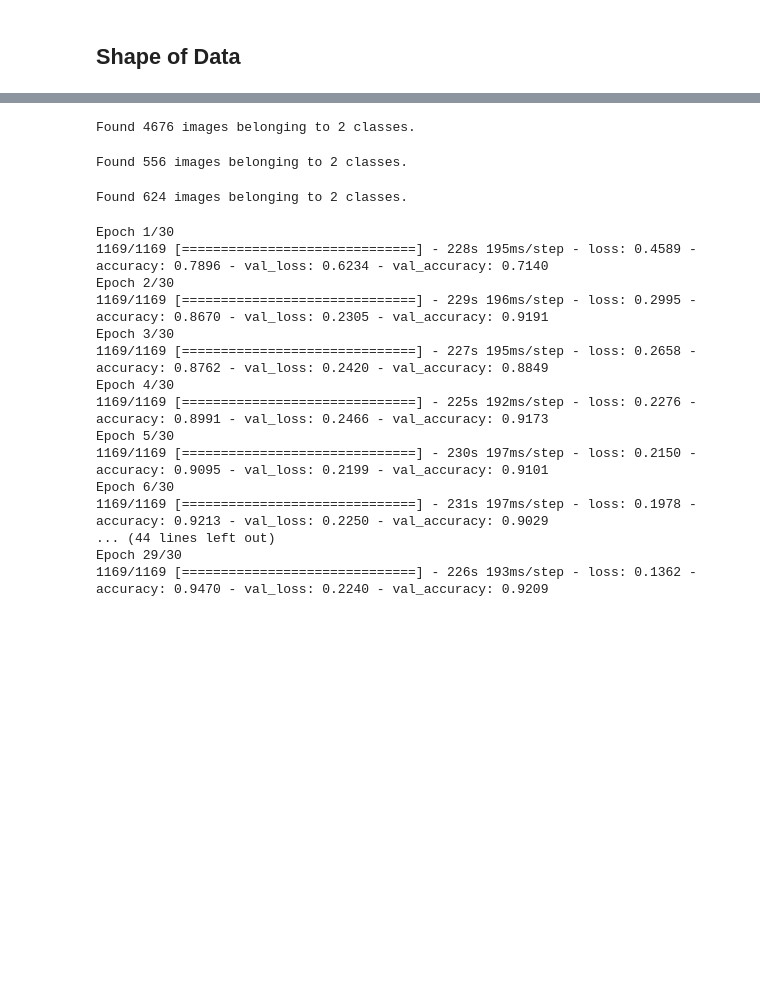
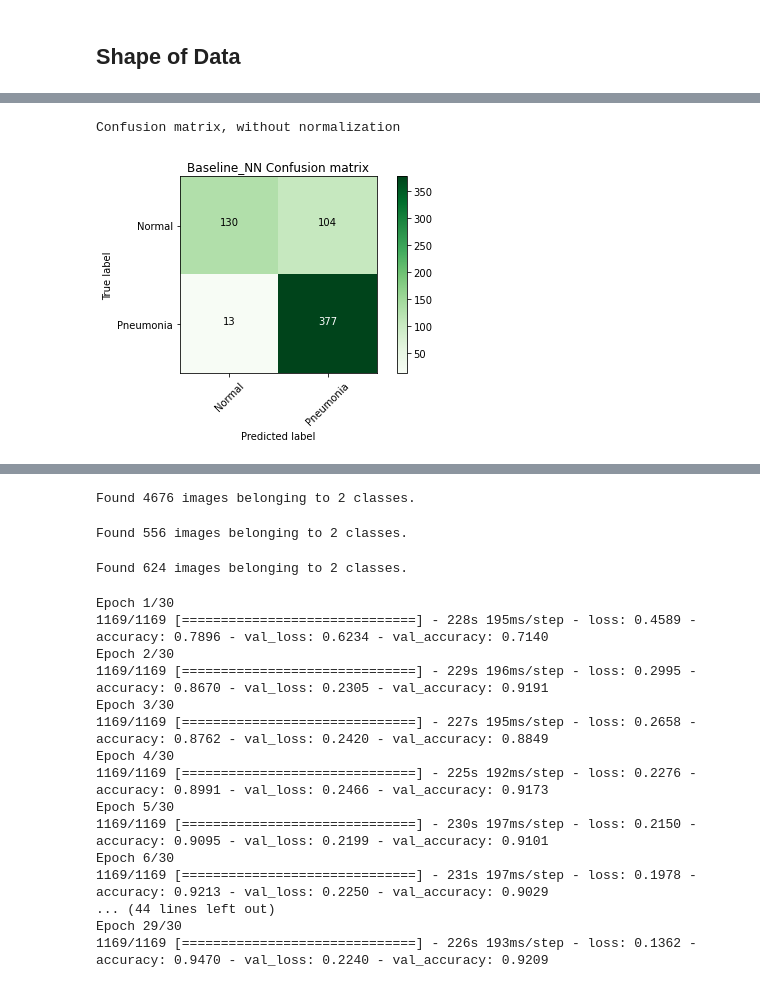
Before and after one commit to aggie2411/Detecting_Pneumonia, a Jupyter notebook: project.ipynb, the cells around one changed output, grey strips where cells are left out. Cells and saved outputs as stored; diff of their text form; code cells hidden in the pictures; blank space fills up the shorter version.

```diff
--- a/project.ipynb
+++ b/project.ipynb
@@ -173,0 +192,11 @@ print(val_img.shape)
+# %%
+base_nn = models.Sequential()
+
+
+# Add dense layers with relu activation
+base_nn.add(layers.Dense(20, activation='relu', input_shape = (30000,)))
+base_nn.add(layers.Dense(20, activation='relu'))
+base_nn.add(layers.Dense(5, activation='relu'))
+
+# Add final layer with sigmoid activation
+base_nn.add(layers.Dense(1, activation='sigmoid'))
@@ -173,0 +225,7 @@ print(val_img.shape)
+# %%
+base_nn.compile(loss = 'binary_crossentropy',
+              optimizer = 'Nadam',
+              metrics = ['accuracy'])
+# %%
+base_nn_history = base_nn.fit(train_img, train_lab, epochs = 100, batch_size = 100, verbose = 1,
+                    validation_data = (val_img, val_lab))
@@ -173,0 +260,5 @@ print(val_img.shape)
+# %%
+y_pred_base_nn = base_nn.predict(test_img)
+y_pred_base_nn = np.rint(y_pred_base_nn)
+print(classification_report(test_lab, y_pred_base_nn, labels=[0,1]))
+cm_base_nn = confusion_matrix(test_lab, y_pred_base_nn)
@@ -173,0 +274,5 @@ print(val_img.shape)
+# %%
+plot_confusion_matrix(cm=cm_base_nn, classes=['Normal', 'Pneumonia'], filename='Baseline_NN')
+# %% [output]
+Confusion matrix, without normalization
+[figure, added]
```
Also changed, not shown: parts of 133 cells of this notebook, 11 other files.
